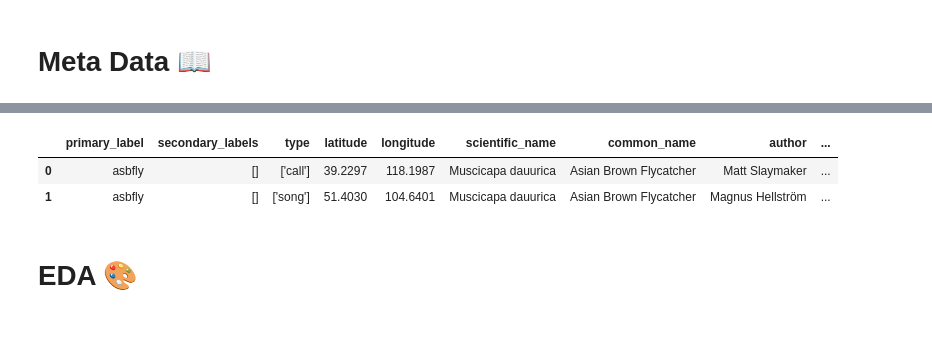
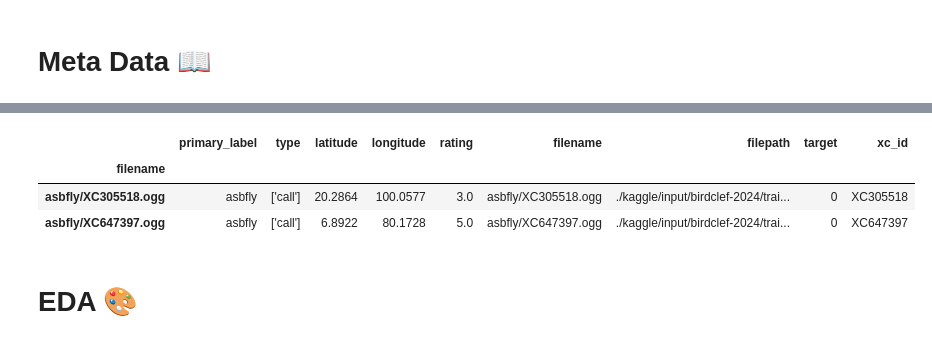
Before and after one commit to sj-cha/CSE6740-BirdCLEF, a Jupyter notebook: birdclef24-vggish-embedding.ipynb, the cells around one changed output, grey strips where cells are left out. Saved outputs shown, nothing was run; the diff lists cells and outputs as text; code cells hidden in the pictures.

```diff
--- a/birdclef24-vggish-embedding.ipynb
+++ b/birdclef24-vggish-embedding.ipynb
@@ -99,3 +79,8 @@ tf.keras.utils.set_random_seed(CFG.seed)
 # Dataset Path 📁
 # %%
 BASE_PATH = './kaggle/input/birdclef-2024'
+# %%
+df = pd.read_csv(fr'{BASE_PATH}/filtered_data_with_labels 1.csv').drop(columns = 'y')
+df["filename"] = df["filename"] .str.split('/').apply(lambda x: '/'.join(x[-2:]))
+df.index = df["filename"]
+df.head()
@@ -102,2 +95,4 @@ BASE_PATH = './kaggle/input/birdclef-2024'
+# %%
+df = df.groupby('primary_label').sample(n=df.primary_label.value_counts().min(), random_state=42)
 # %% [markdown]
 # Meta Data 📖
@@ -120,15 +109,15 @@ pd.read_csv(f'{BASE_PATH}/train_metadata.csv')
 # %%
-df = pd.read_csv(f'{BASE_PATH}/train_metadata.csv')
 df['filepath'] = BASE_PATH + '/train_audio/' + df.filename
 df['target'] = df.primary_label.map(CFG.name2label)
 df['xc_id'] = df.filepath.map(lambda x: x.split('/')[-1].split('.')[0])
 
 # Display rwos
 df.head(2)
 # %% [output]
-|  | primary_label | secondary_labels | type | latitude | longitude | scientific_name | common_name | author | ... |
-| 0 | asbfly | [] | ['call'] | 39.2297 | 118.1987 | Muscicapa dauurica | Asian Brown Flycatcher | Matt Slaymaker | ... |
-| 1 | asbfly | [] | ['song'] | 51.4030 | 104.6401 | Muscicapa dauurica | Asian Brown Flycatcher | Magnus Hellström | ... |
+|  | primary_label | type | latitude | longitude | rating | filename | filepath | target | xc_id |
+| filename |  |  |  |  |  |  |  |  |  |
+| asbfly/XC305518.ogg | asbfly | ['call'] | 20.2864 | 100.0577 | 3.0 | asbfly/XC305518.ogg | ./kaggle/input/birdclef-2024/trai... | 0 | XC305518 |
+| asbfly/XC647397.ogg | asbfly | ['call'] | 6.8922 | 80.1728 | 5.0 | asbfly/XC647397.ogg | ./kaggle/input/birdclef-2024/trai... | 0 | XC647397 |
 # %% [markdown]
 # EDA 🎨
 # %% [markdown]
```
Also changed, not shown: parts of 17 cells of this notebook, 3 other files.
